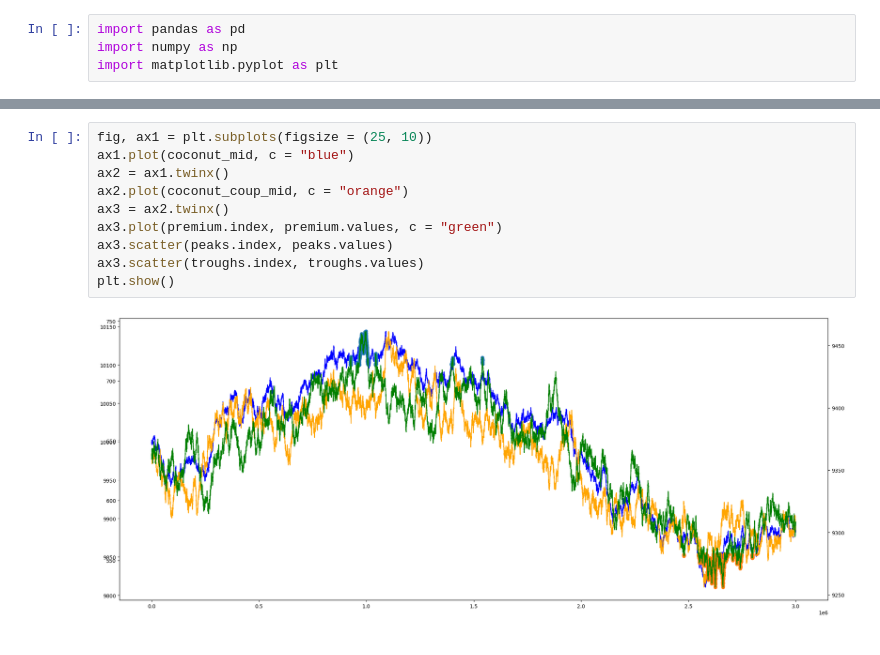
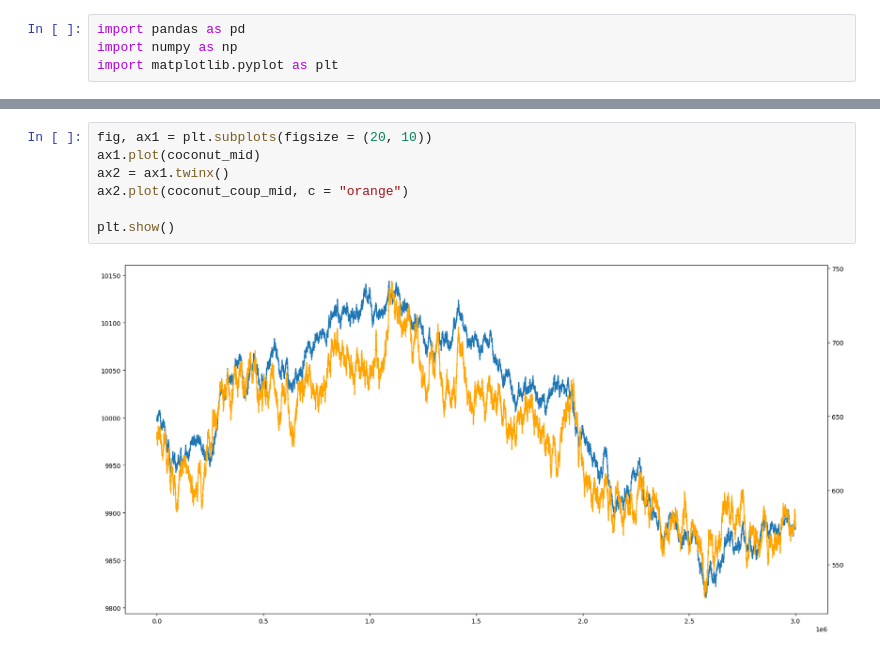
Before and after one commit to edgar-maddocks/IMC, a Jupyter notebook: coconuts/data.ipynb, the cells around one changed output, grey strips where cells are left out. Drawn from its saved outputs; the diff is of its cells as text.

```diff
--- a/coconuts/data.ipynb
+++ b/coconuts/data.ipynb
@@ -50,12 +18,9 @@ Length: 30000, dtype: float64
 # %%
-fig, ax1 = plt.subplots(figsize = (25, 10))
-ax1.plot(coconut_mid, c = "blue")
+fig, ax1 = plt.subplots(figsize = (20, 10))
+ax1.plot(coconut_mid)
 ax2 = ax1.twinx()
 ax2.plot(coconut_coup_mid, c = "orange")
-ax3 = ax2.twinx()
-ax3.plot(premium.index, premium.values, c = "green")
-ax3.scatter(peaks.index, peaks.values)
-ax3.scatter(troughs.index, troughs.values)
+
 plt.show()
 # %% [output]
-[figure, old version]
+[figure, new version]
```
Also changed, not shown: parts of 19 cells of this notebook, 19 other files.
